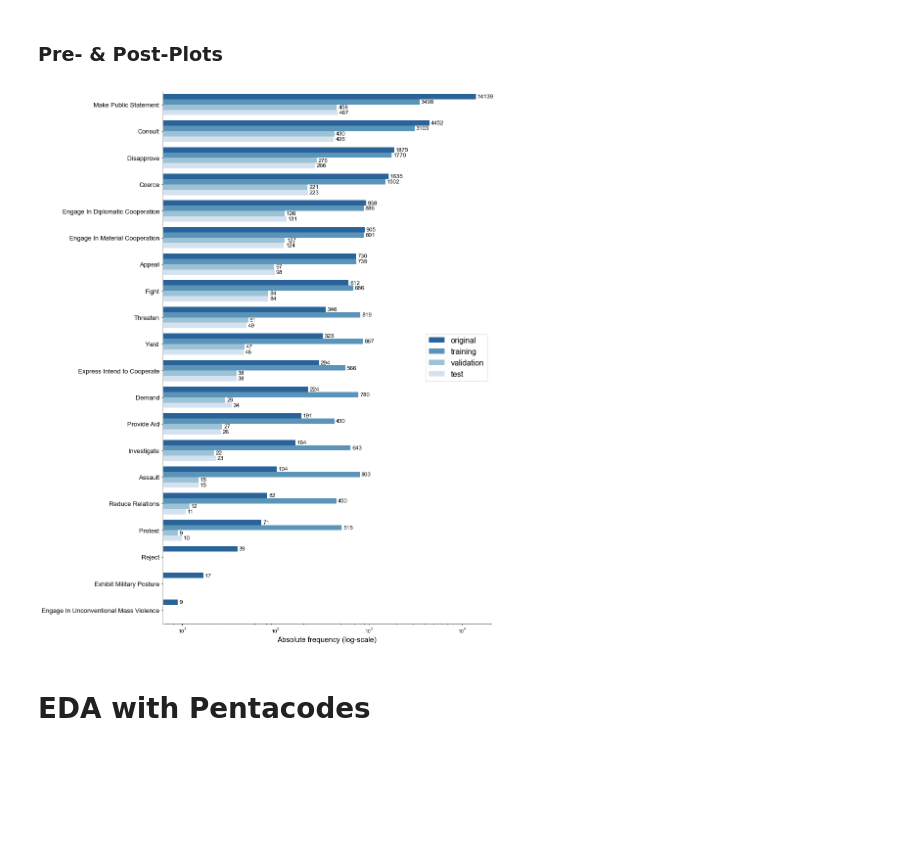
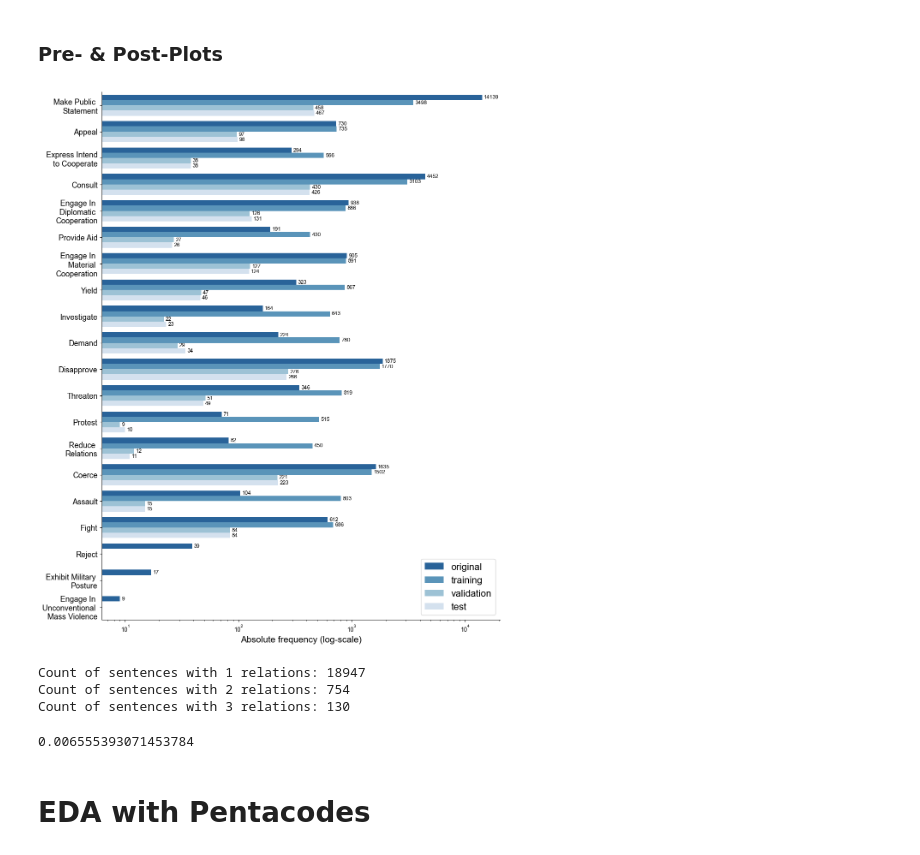
Before and after one commit to valentinwerner1/Thesis_RelationExtraction_PoliticsNews, a Jupyter notebook: data_src/EDA_unsupervised.ipynb, the cells around one changed output. Saved outputs shown, nothing was run; the diff lists cells and outputs as text; code cells hidden in the pictures; blank space fills up the shorter version.

```diff
--- a/data_src/EDA_unsupervised.ipynb
+++ b/data_src/EDA_unsupervised.ipynb
@@ -209,11 +181,11 @@ data_rdy[["text","label"]].to_csv("data_src/unsupervised/unsupervised_data_prepr
 data_rdy = pd.read_csv("data_src/unsupervised/unsupervised_data_preprocessed.csv", index_col= 0)
 #train and validation data from DataAugementation.ipynb
 
-train = pd.read_csv("data_src/unsupervised/train.csv", index_col= 0)
+train = pd.read_csv("data_src/unsupervised/train_0.csv", index_col= 0)
 train["split"] = "training"
-val = pd.read_csv("data_src/unsupervised/val.csv", index_col= 0)
+val = pd.read_csv("data_src/unsupervised/val_0.csv", index_col= 0)
 val["split"] = "validation"
-test = pd.read_csv("data_src/unsupervised/test.csv", index_col= 0)
+test = pd.read_csv("data_src/unsupervised/test_0.csv", index_col= 0)
 test["split"] = "test"
 
 full_set = pd.concat([train, val, test])
@@ -243,40 +245,69 @@ expl["split"] = "original"
 #extract the categorized relation from split df
 full_set["label"] = full_set.label.apply(lambda x: strip_multiple_whitespaces(x.replace("<triplet>"," <triplet> ")))
 relation = []
 for row in full_set.iterrows():
     rel_iter = row[1]["label"] + " <triplet>"
     all_rels = re.findall("(?<=<obj> ).*?(?= <subj> | <triplet>)", rel_iter)
     relation.append(all_rels)
 full_set["relations"] = relation
 
 expl1 = full_set.explode("relations")
 
 all_expl = pd.concat([expl, expl1])
-expl_sorted = all_expl.sort_values(by="relations", key=sorter)
+all_expl["relations"] = all_expl.relations.apply(lambda x: x.replace(
+    "Provide Aid", "Provide Aid").replace(
+    "Engage In Diplomatic Cooperation", "Engage In \nDiplomatic \nCooperation").replace(
+    "Make Public Statement", "Make Public \nStatement").replace(
+    "Express Intend to Cooperate","Express Intend\nto Cooperate").replace(
+    "Engage In Material Cooperation", "Engage In \nMaterial \nCooperation").replace(
+    "Exhibit Military Posture", "Exhibit Military \nPosture").replace(
+    "Reduce Relations", "Reduce \nRelations").replace(
+    "Express Intent to Cooperate","Express Intent \nto Cooperate").replace(
+    "Engage In Unconventional Mass Violence","Engage In \nUnconventional \nMass Violence"))
+all_expl["sort_1"] = all_expl.relations.map(order_1)
+all_expl["sort_2"] = all_expl.split.map(order_2)
+expl_sorted = all_expl.sort_values(by=["sort_1","sort_2"], ascending = True)
 
-plt.figure(figsize=(12,20))
+plt.figure(figsize=(12,16))
 ax = sns.countplot(y = expl_sorted.relations, hue = expl_sorted.split, palette = "Blues_r")
-ax.bar_label(ax.containers[0], padding = 3, fontsize = 12)
-ax.bar_label(ax.containers[1], padding = 3, fontsize = 12)
-ax.bar_label(ax.containers[2], padding = 3, fontsize = 12)
-ax.bar_label(ax.containers[3], padding = 3, fontsize = 12)
+ax.bar_label(ax.containers[0], padding = 3, fontsize = 9)
+ax.bar_label(ax.containers[1], padding = 3, fontsize = 9)
+ax.bar_label(ax.containers[2], padding = 3, fontsize = 9)
+ax.bar_label(ax.containers[3], padding = 3, fontsize = 9)
 
 sns.despine()
 plt.xlabel('Absolute frequency (log-scale)', fontsize = 15)
 plt.yticks(fontsize = 15)
 plt.ylabel("")
 plt.yticks(fontsize = 13)
 plt.xscale("log")
 plt.legend(prop = {"size":16}, fontsize = 15)
 
 df1 = pd.pivot_table(expl_sorted,
               index='relations',
               columns='split',
               aggfunc='size')
 
 idx = df1.index.to_list()
 # %% [output]
-[figure, old version]
+[figure, new version]
+# %%
+seed0 = pd.concat([pd.read_csv("data_src/unsupervised/train_0.csv"), pd.read_csv("data_src/unsupervised/val_0.csv"), pd.read_csv("data_src/unsupervised/test_0.csv")])
+
+#How many relations does each text have?
+seed0["rel_count"] = seed0.label.apply(lambda x: x.count("<triplet>"))
+for count in range(seed0.rel_count.max()):
+    print(f"Count of sentences with {count + 1} relations: {seed0[seed0.rel_count == count + 1].shape[0]}")
+
+#all sentences have only 1 relation
+# %% [output]
+Count of sentences with 1 relations: 18947
+Count of sentences with 2 relations: 754
+Count of sentences with 3 relations: 130
+# %%
+130 / seed0.shape[0]
+# %% [output]
+0.006555393071453784
 # %% [markdown]
 # EDA with Pentacodes
 # %%
```
Also changed, not shown: parts of 11 cells of this notebook, 49 other files.
